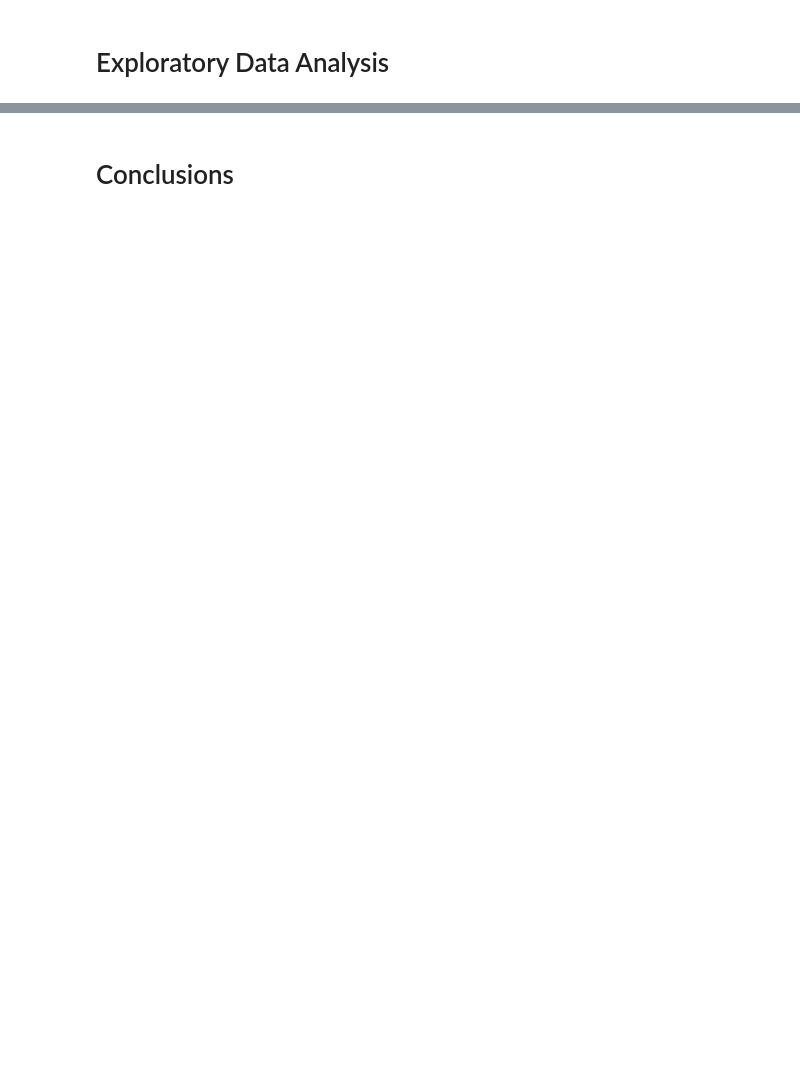
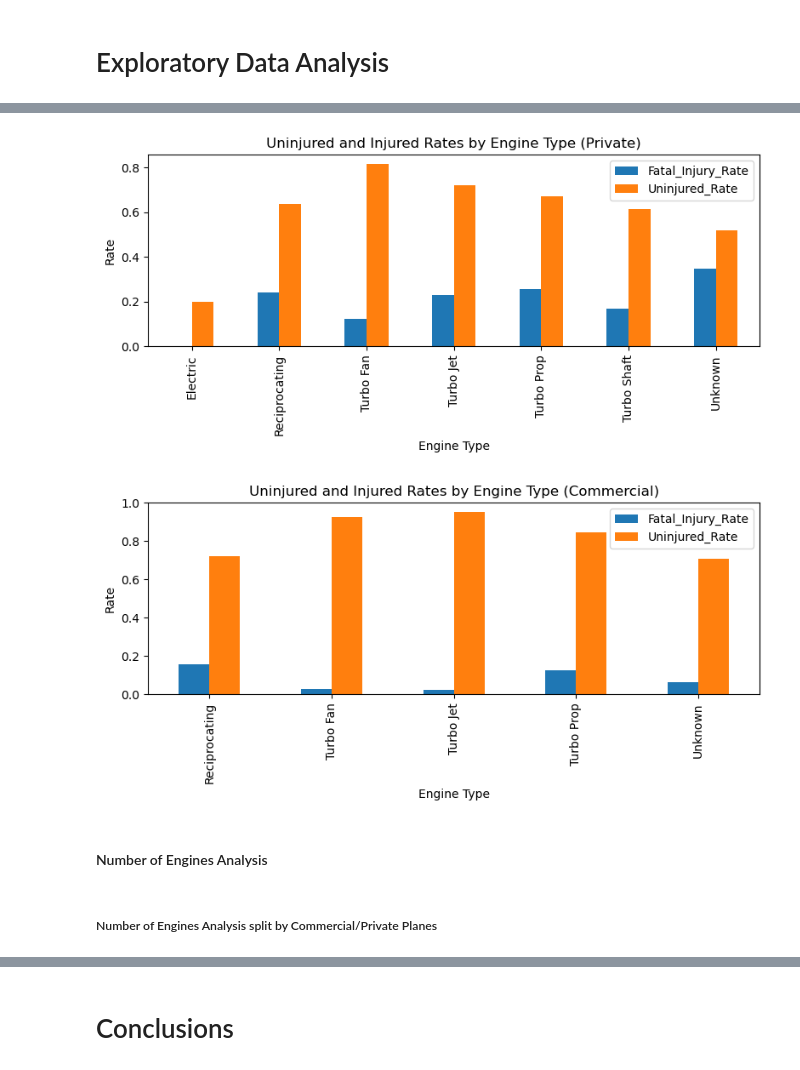
Before and after one commit to KBE25/risk_analysis, a Jupyter notebook: accident_analysis.ipynb, the cells around one changed output, grey strips where cells are left out. Drawn from its saved outputs; the diff is of its cells as text; code cells hidden in the pictures; blank space fills up the shorter version.

```diff
--- a/accident_analysis.ipynb
+++ b/accident_analysis.ipynb
@@ -6,0 +339,3 @@
+# %%
+#As we barely have information before 1982, we are going to limit to our data to 1982 onwards
+df = df[df['Event.Year'] >= 1982]
@@ -6,0 +344,4 @@
+# %%
+#We are defining as Commercial Makes the following Makes: Boeing, Airbus, Embraer
+#Everything else will be define as Private Planes as we will do some general analysis about Private vs Commercial Planes
+df['Airplane_type']= df['Make'].apply(lambda make: 'Commercial' if make in ['Boeing', 'Airbus', 'Embraer'] else 'Private')
@@ -8,0 +373,33 @@
+# %%
+#Next step is to make two graphs per 'Airplane_Type' and compared Fatality/Uninjured Rate by Engine.Type
+#Filter database by 'Private' and 'Commercial
+p_planes = df[df['Airplane_type'] == 'Private']
+c_planes = df[df['Airplane_type'] == 'Commercial']
+
+#Grouped data and calculate mean rates
+grouped_data_private = p_planes.groupby('Engine.Type')[['Fatal_Injury_Rate', 'Uninjured_Rate']].mean()
+grouped_data_commercial = c_planes.groupby('Engine.Type')[['Fatal_Injury_Rate', 'Uninjured_Rate']].mean()
+
+#Create Separte graphs
+# Private Aircraft
+grouped_data_private.plot(kind='bar', figsize=(8, 4))
+plt.title('Uninjured and Injured Rates by Engine Type (Private)')
+plt.xlabel('Engine Type')
+plt.ylabel('Rate')
+plt.legend()
+plt.tight_layout();
+
+# Commercial Aircraft
+grouped_data_commercial.plot(kind='bar', figsize=(8, 4))
+plt.title('Uninjured and Injured Rates by Engine Type (Commercial)')
+plt.xlabel('Engine Type')
+plt.ylabel('Rate')
+plt.legend()
+plt.tight_layout();
+# %% [output]
+[figure, added]
+[figure, added]
+# %% [markdown]
+#### Number of Engines Analysis
+# %% [markdown]
+##### Number of Engines Analysis split by Commercial/Private Planes
```
Also changed, not shown: parts of 85 cells of this notebook.
